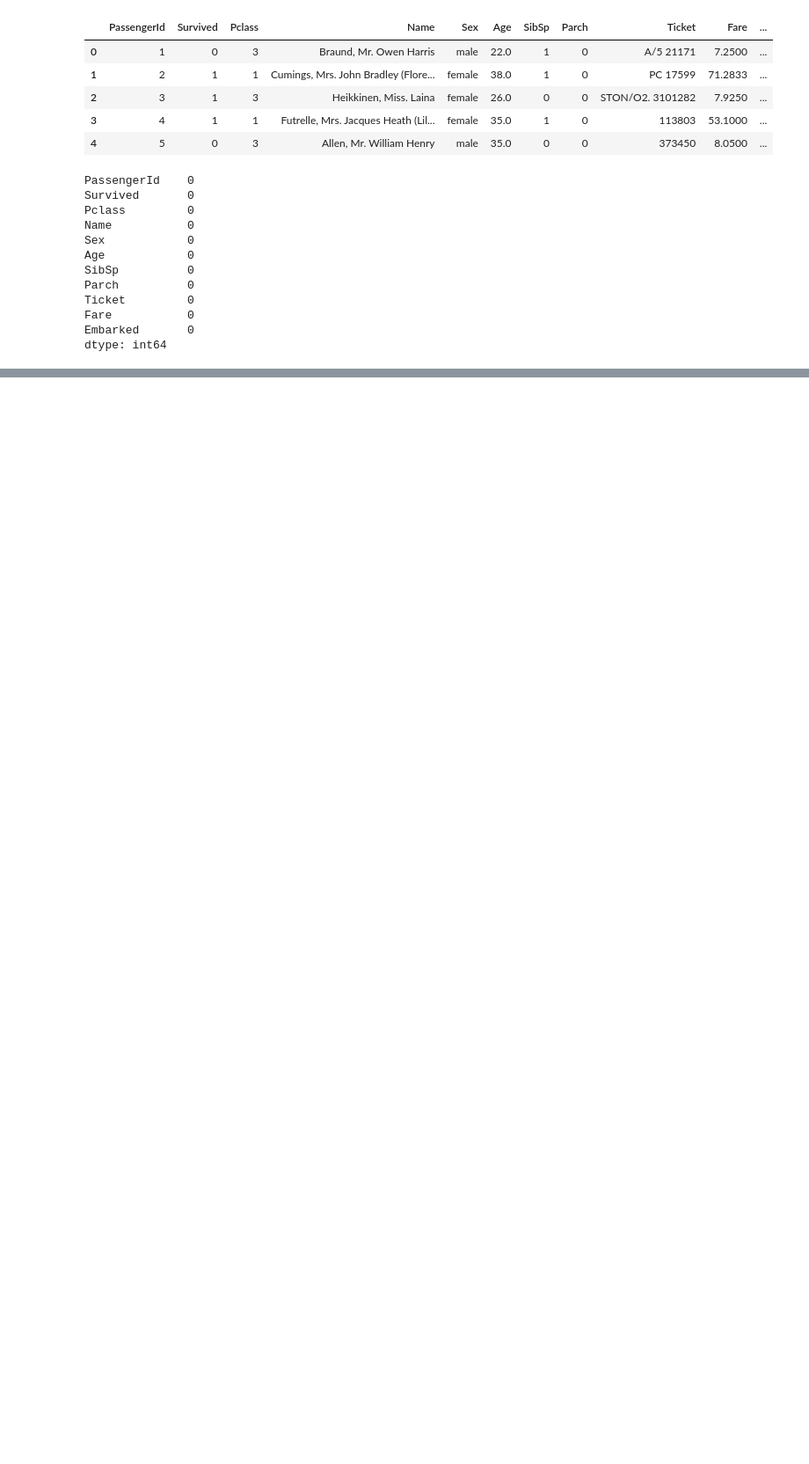
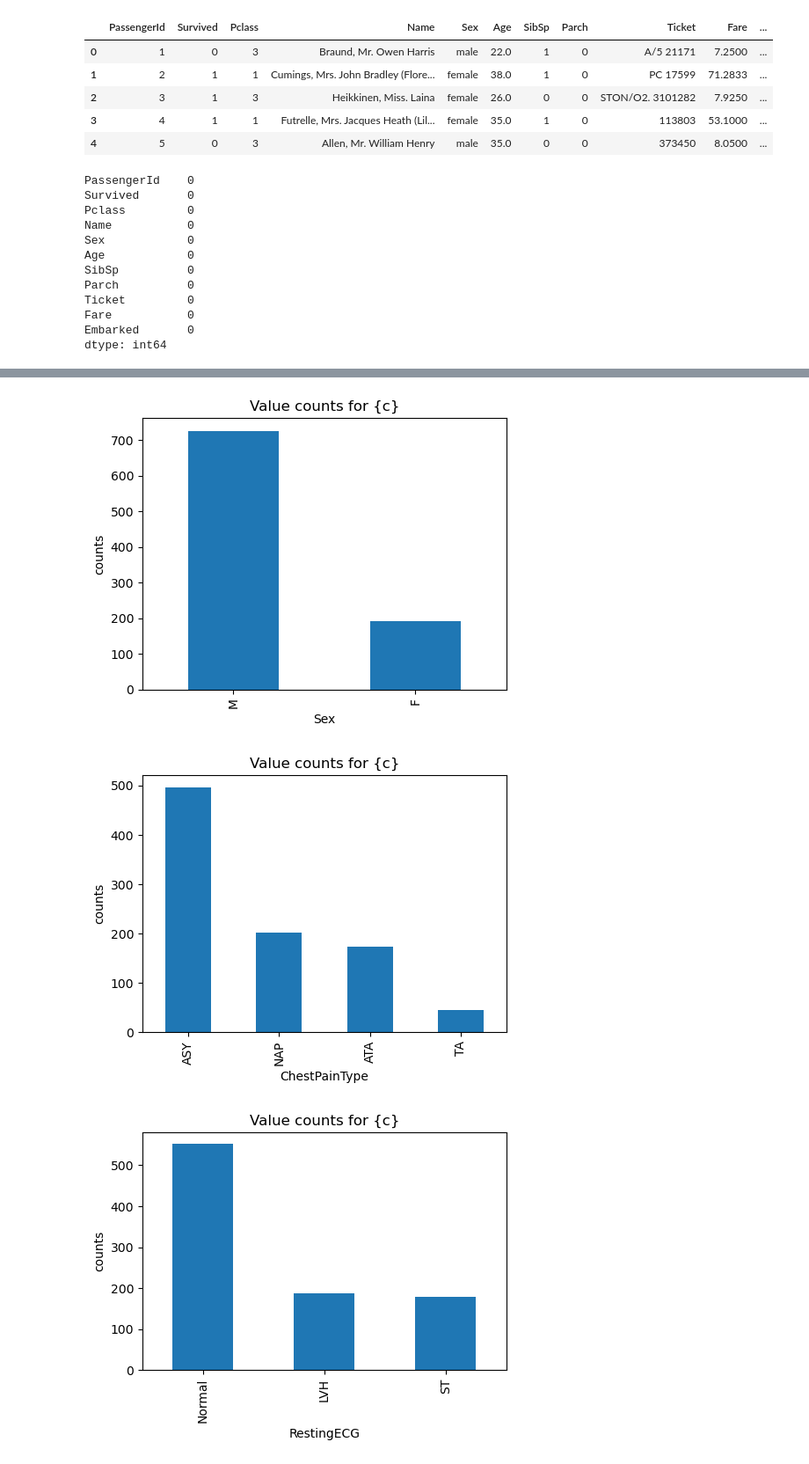
Before and after one commit to kazrkb/ml-modules, a Jupyter notebook: m-7/m-7.ipynb, the cells around one changed output, grey strips where cells are left out. Shown at 88% size. Cells and saved outputs as stored; diff of their text form; code cells hidden in the pictures; blank space fills up the shorter version.

```diff
--- a/m-7/m-7.ipynb
+++ b/m-7/m-7.ipynb
@@ -112,3 +112,7 @@ Ticket         0
 Fare           0
 Embarked       0
 dtype: int64
+# %%
+# Label encoding
+from sklearn.preprocessing import LabelEncoder
+df = pd.read_csv('heart.csv')
@@ -114,0 +141,14 @@ dtype: int64
+# %%
+categorical_cols = ["Sex","ChestPainType","RestingECG","ExerciseAngina", "ST_Slope"]
+
+for c in categorical_cols:
+    plt.figure(figsize=(5,4))
+    df[c].value_counts().plot(kind='bar')
+    plt.title("Value counts for {c}")
+    plt.ylabel("counts")
+    plt.tight_layout()
+    plt.show()
+# %% [output]
+[figure, added]
+[figure, added]
+[figure, added]
```
Also changed, not shown: parts of 6 cells of this notebook, 1 other file.
